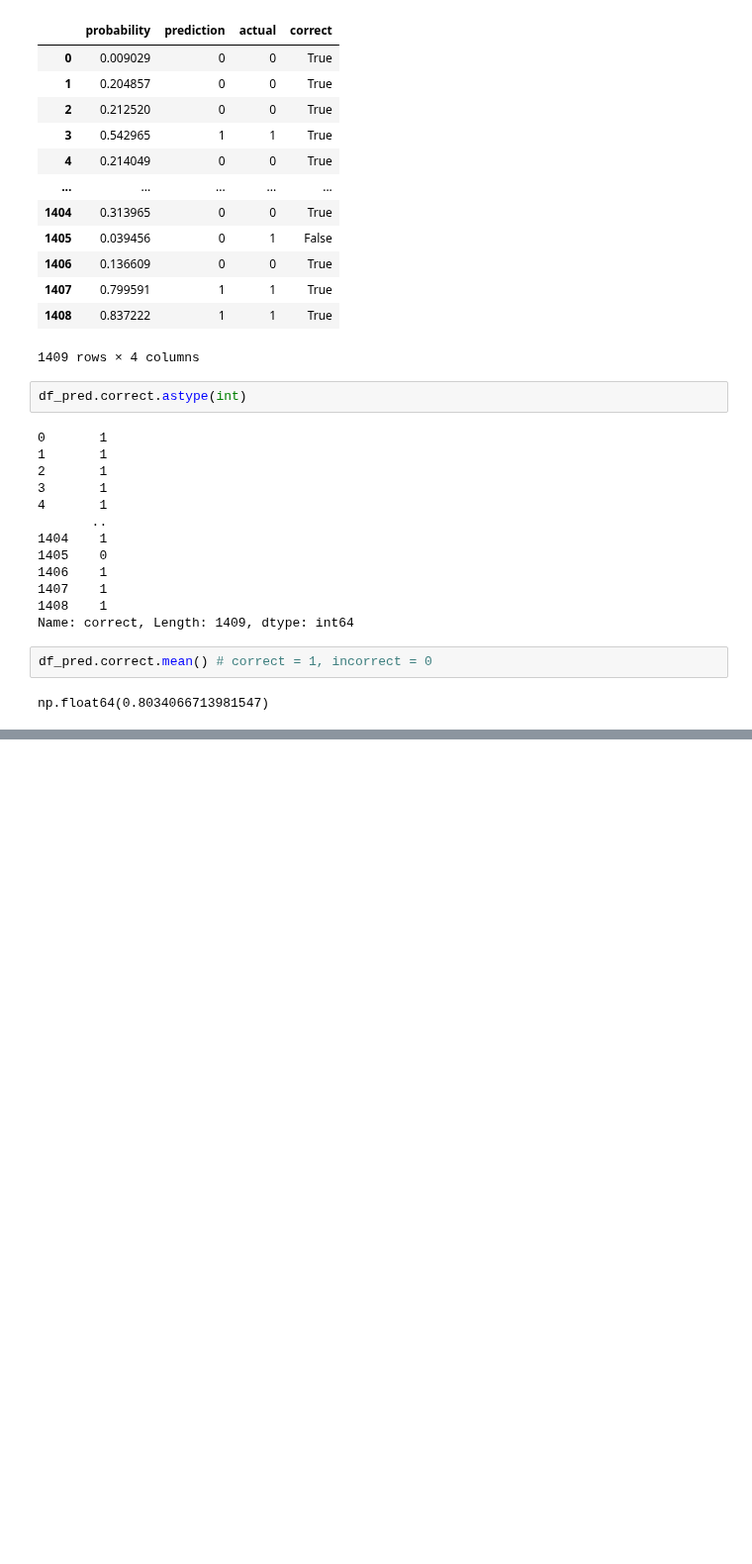
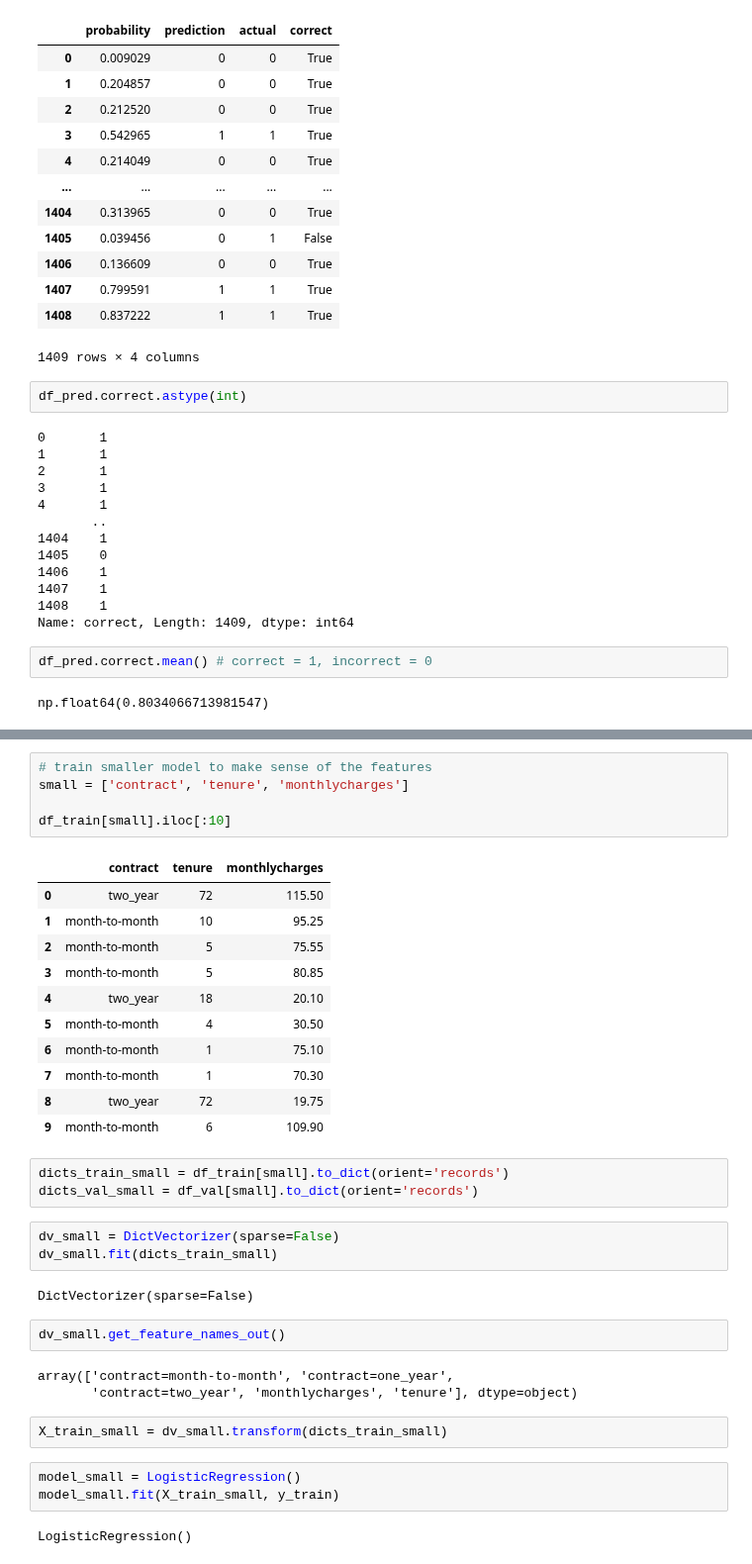
Before and after one commit to sheilambadi/machine-learning-zoomcamp, a Jupyter notebook: machine-learning-zoomcamp/03_classification/coursework.ipynb, the cells around one changed output, grey strips where cells are left out. Shown at 99% size. Drawn from its saved outputs; the diff is of its cells as text; blank space fills up the shorter version.

Commit message:
Interpret results of logistic regression with a smaller model

```diff
--- a/machine-learning-zoomcamp/03_classification/coursework.ipynb
+++ b/machine-learning-zoomcamp/03_classification/coursework.ipynb
@@ -980,0 +1035,37 @@ np.float64(0.8034066713981547)
+# %%
+# train smaller model to make sense of the features
+small = ['contract', 'tenure', 'monthlycharges']
+
+df_train[small].iloc[:10]
+# %% [output]
+|  | contract | tenure | monthlycharges |
+| 0 | two_year | 72 | 115.50 |
+| 1 | month-to-month | 10 | 95.25 |
+| 2 | month-to-month | 5 | 75.55 |
+| 3 | month-to-month | 5 | 80.85 |
+| 4 | two_year | 18 | 20.10 |
+| 5 | month-to-month | 4 | 30.50 |
+| 6 | month-to-month | 1 | 75.10 |
+| 7 | month-to-month | 1 | 70.30 |
+| 8 | two_year | 72 | 19.75 |
+| 9 | month-to-month | 6 | 109.90 |
+# %%
+dicts_train_small = df_train[small].to_dict(orient='records')
+dicts_val_small = df_val[small].to_dict(orient='records')
+# %%
+dv_small = DictVectorizer(sparse=False)
+dv_small.fit(dicts_train_small)
+# %% [output]
+DictVectorizer(sparse=False)
+# %%
+dv_small.get_feature_names_out()
+# %% [output]
+array(['contract=month-to-month', 'contract=one_year',
+       'contract=two_year', 'monthlycharges', 'tenure'], dtype=object)
+# %%
+X_train_small = dv_small.transform(dicts_train_small)
+# %%
+model_small = LogisticRegression()
+model_small.fit(X_train_small, y_train)
+# %% [output]
+LogisticRegression()
```
Also changed, not shown: parts of 11 cells of this notebook.
